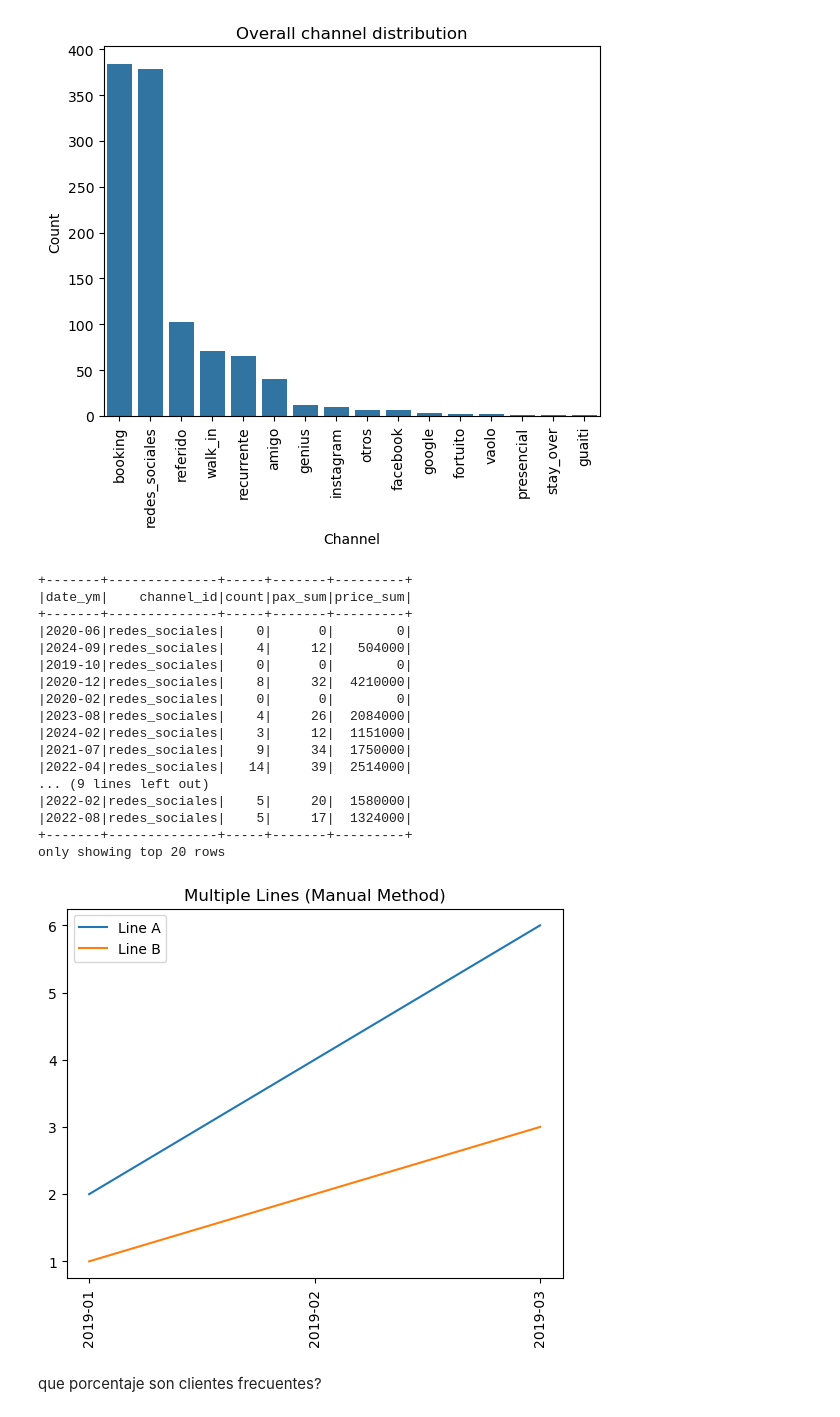
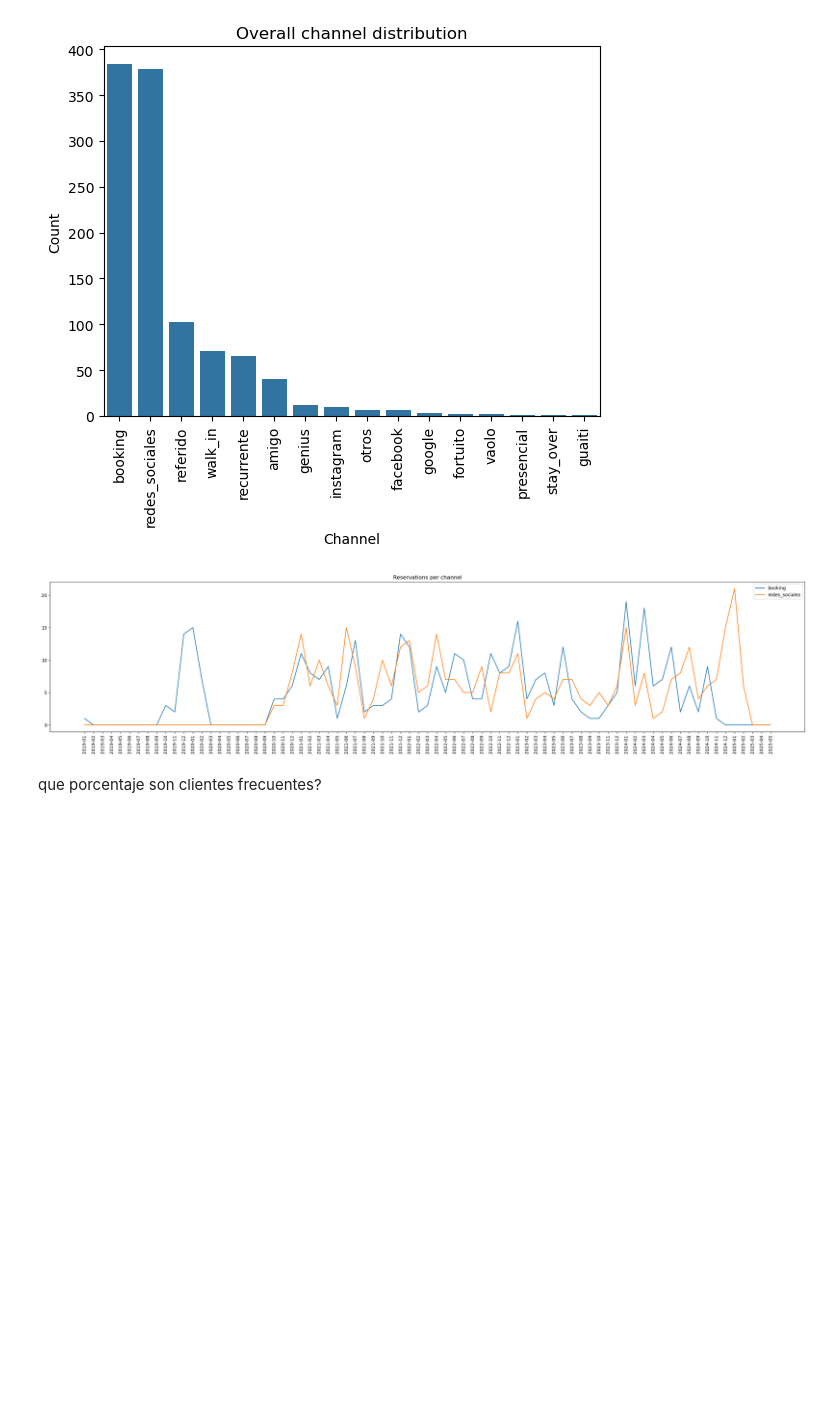
Before and after one commit to ejfdelgado/ejflab-ds-refugio, a Jupyter notebook: workspace/notebooks/Main.ipynb, the cells around one changed output. Saved outputs shown, nothing was run; the diff lists cells and outputs as text; code cells hidden in the pictures; blank space fills up the shorter version.

```diff
--- a/workspace/notebooks/Main.ipynb
+++ b/workspace/notebooks/Main.ipynb
@@ -40,26 +59,10 @@ utility.channel_analysis_1()
 [figure]
 # %%
 reload(utility)
-utility.channel_analysis_2()
+#utility.channel_analysis_2(["booking", "redes_sociales", "referido", "walk_in", "recurrente", "amigo"])
+utility.channel_analysis_2(["booking", "redes_sociales"])
 # %% [output]
-+-------+--------------+-----+-------+---------+
-|date_ym|    channel_id|count|pax_sum|price_sum|
-+-------+--------------+-----+-------+---------+
-|2020-06|redes_sociales|    0|      0|        0|
-|2024-09|redes_sociales|    4|     12|   504000|
-|2019-10|redes_sociales|    0|      0|        0|
-|2020-12|redes_sociales|    8|     32|  4210000|
-|2020-02|redes_sociales|    0|      0|        0|
-|2023-08|redes_sociales|    4|     26|  2084000|
-|2024-02|redes_sociales|    3|     12|  1151000|
-|2021-07|redes_sociales|    9|     34|  1750000|
-|2022-04|redes_sociales|   14|     39|  2514000|
-... (9 lines left out)
-|2022-02|redes_sociales|    5|     20|  1580000|
-|2022-08|redes_sociales|    5|     17|  1324000|
-+-------+--------------+-----+-------+---------+
-only showing top 20 rows
-[figure, old version]
+[figure, new version]
 # %% [markdown]
 que porcentaje son clientes frecuentes?
 # %% [markdown]
```
Also changed, not shown: parts of 2 cells of this notebook, 1 other file.
